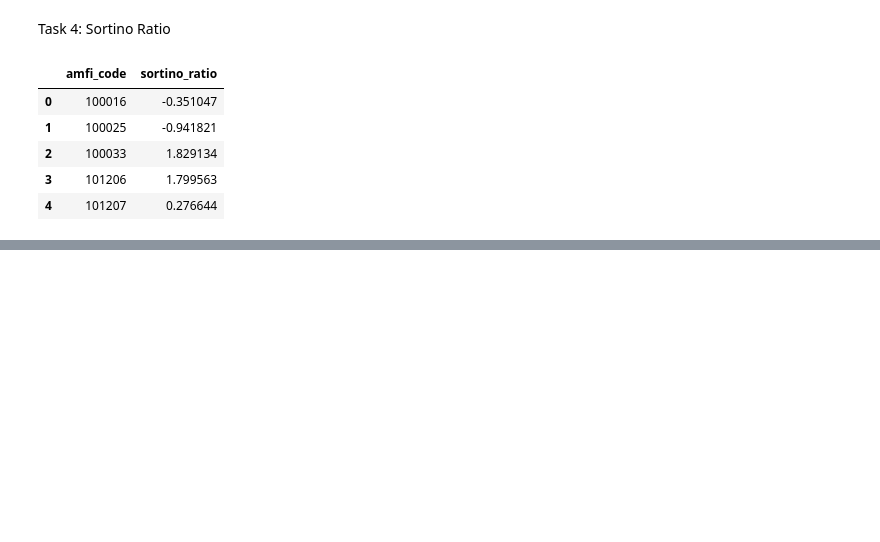
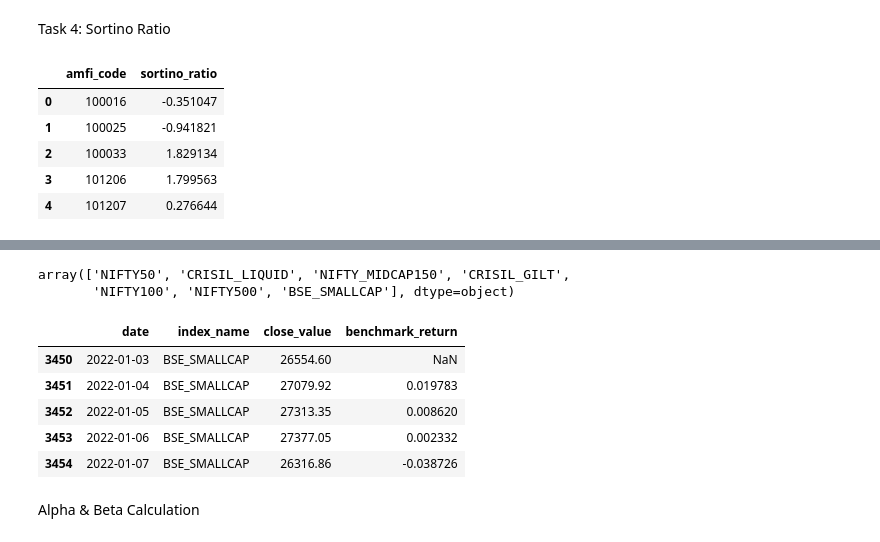
Before and after one commit to RadheShivam/RadheShivam-bluestock_mf_capstone, a Jupyter notebook: notebooks/04_performance_analytics.ipynb, the cells around one changed output, grey strips where cells are left out. Drawn from its saved outputs; the diff is of its cells as text; code cells hidden in the pictures; blank space fills up the shorter version.

```diff
--- a/notebooks/04_performance_analytics.ipynb
+++ b/notebooks/04_performance_analytics.ipynb
@@ -241,0 +280,29 @@ sortino_df.head()
+# %%
+benchmark["index_name"].unique()
+# %% [output]
+array(['NIFTY50', 'CRISIL_LIQUID', 'NIFTY_MIDCAP150', 'CRISIL_GILT',
+       'NIFTY100', 'NIFTY500', 'BSE_SMALLCAP'], dtype=object)
+# %%
+benchmark["date"] = pd.to_datetime(
+    benchmark["date"]
+)
+
+benchmark = benchmark.sort_values(
+    ["index_name", "date"]
+)
+
+benchmark["benchmark_return"] = (
+    benchmark.groupby("index_name")[
+        "close_value"
+    ].pct_change()
+)
+benchmark.head()
+# %% [output]
+|  | date | index_name | close_value | benchmark_return |
+| 3450 | 2022-01-03 | BSE_SMALLCAP | 26554.60 | NaN |
+| 3451 | 2022-01-04 | BSE_SMALLCAP | 27079.92 | 0.019783 |
+| 3452 | 2022-01-05 | BSE_SMALLCAP | 27313.35 | 0.008620 |
+| 3453 | 2022-01-06 | BSE_SMALLCAP | 27377.05 | 0.002332 |
+| 3454 | 2022-01-07 | BSE_SMALLCAP | 26316.86 | -0.038726 |
+# %% [markdown]
+Alpha & Beta Calculation
```
Also changed, not shown: parts of 26 cells of this notebook.
